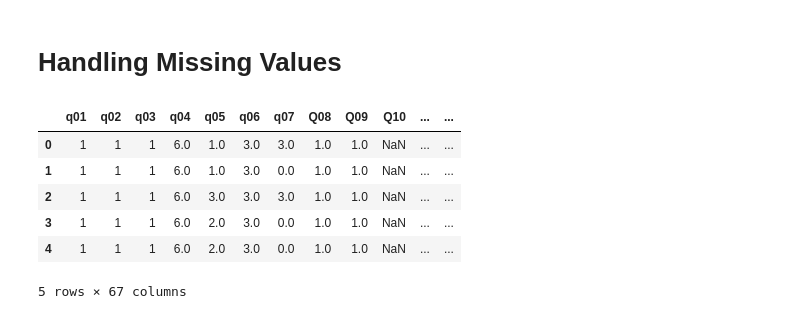
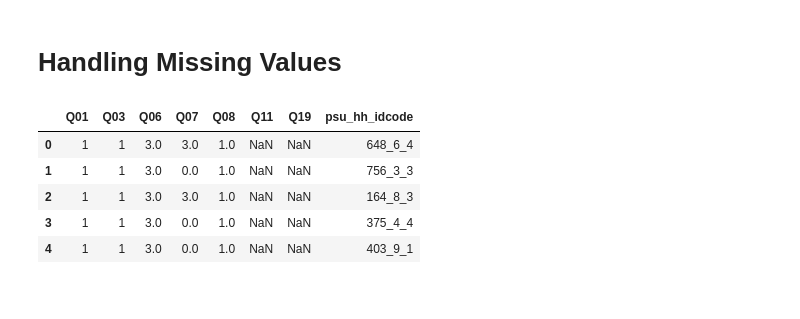
Before and after one commit to eugenesimm/Kaggle_poverty_rate, a Jupyter notebook: 1-preprocessing/clean_data.ipynb, the cells around one changed output. Saved outputs shown, nothing was run; the diff lists cells and outputs as text; code cells hidden in the pictures.

Commit message:
TEST_INPUT.csv

```diff
--- a/1-preprocessing/clean_data.ipynb
+++ b/1-preprocessing/clean_data.ipynb
@@ -232,20 +232,14 @@ train_data_cols = list(train_merged_unfilled.columns)
 # Merging test datasets
 house_test = pd.read_csv(os.path.join(RAW_DATA_DIR, "test_HouseholdInfo.csv"))
 house_test['psu_hh_idcode'] = house_test['psu'].astype(str) + '_' + house_test['hh'].astype(str) + '_' + house_test['idcode'].astype(str)
-house_test.drop(columns=['psu', 'hh', 'idcode'], inplace=True)
-house_test.drop
+house_test.drop(columns=['psu', 'hh', 'idcode', 'hhid'], inplace=True)
+house_test['q05'] = house_test['q05y']
+house_test['q23'] = house_test['q11'] + house_test['q17']
+house_test.drop(columns=[col for col in house_test.columns if col not in train_data_cols], inplace=True)
 
 
 edu_test = pd.read_csv(os.path.join(RAW_DATA_DIR, "test_Education.csv"))
 edu_test['psu_hh_idcode'] = edu_test['psu'].astype(str) + '_' + edu_test['hh'].astype(str) + '_' + edu_test['idcode'].astype(str)
+edu_test.columns = [col.capitalize() if col.lower().startswith('q') else col for col in edu_test.columns]
 edu_test.drop(columns=['psu', 'hh', 'idcode'], inplace=True)
-
-display(edu_test.head())
+edu_test.drop(columns=[col for col in edu_test.columns if col not in train_data_cols], inplace=True)
-# %% [output]
-|  | q01 | q02 | q03 | q04 | q05 | q06 | q07 | Q08 | Q09 | Q10 | ... | ... |
-| 0 | 1 | 1 | 1 | 6.0 | 1.0 | 3.0 | 3.0 | 1.0 | 1.0 | NaN | ... | ... |
-| 1 | 1 | 1 | 1 | 6.0 | 1.0 | 3.0 | 0.0 | 1.0 | 1.0 | NaN | ... | ... |
-| 2 | 1 | 1 | 1 | 6.0 | 3.0 | 3.0 | 3.0 | 1.0 | 1.0 | NaN | ... | ... |
-| 3 | 1 | 1 | 1 | 6.0 | 2.0 | 3.0 | 0.0 | 1.0 | 1.0 | NaN | ... | ... |
-| 4 | 1 | 1 | 1 | 6.0 | 2.0 | 3.0 | 0.0 | 1.0 | 1.0 | NaN | ... | ... |
-5 rows × 67 columns
@@ -251,0 +251,9 @@ display(edu_test.head())
+# %%
+edu_test.head()
+# %% [output]
+|  | Q01 | Q03 | Q06 | Q07 | Q08 | Q11 | Q19 | psu_hh_idcode |
+| 0 | 1 | 1 | 3.0 | 3.0 | 1.0 | NaN | NaN | 648_6_4 |
+| 1 | 1 | 1 | 3.0 | 0.0 | 1.0 | NaN | NaN | 756_3_3 |
+| 2 | 1 | 1 | 3.0 | 3.0 | 1.0 | NaN | NaN | 164_8_3 |
+| 3 | 1 | 1 | 3.0 | 0.0 | 1.0 | NaN | NaN | 375_4_4 |
+| 4 | 1 | 1 | 3.0 | 0.0 | 1.0 | NaN | NaN | 403_9_1 |
```
Also changed, not shown: parts of 1 cell of this notebook, 1 other file.
